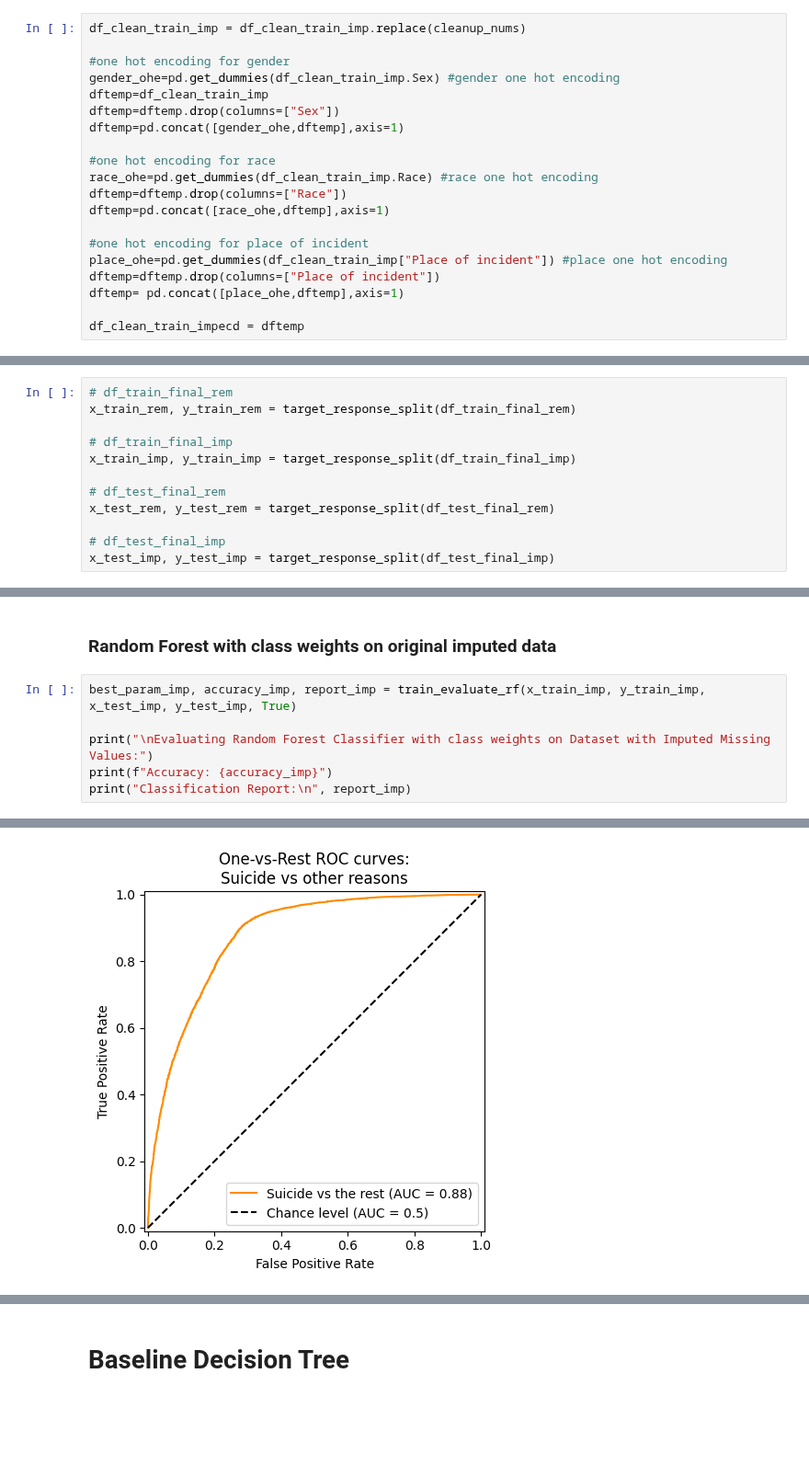
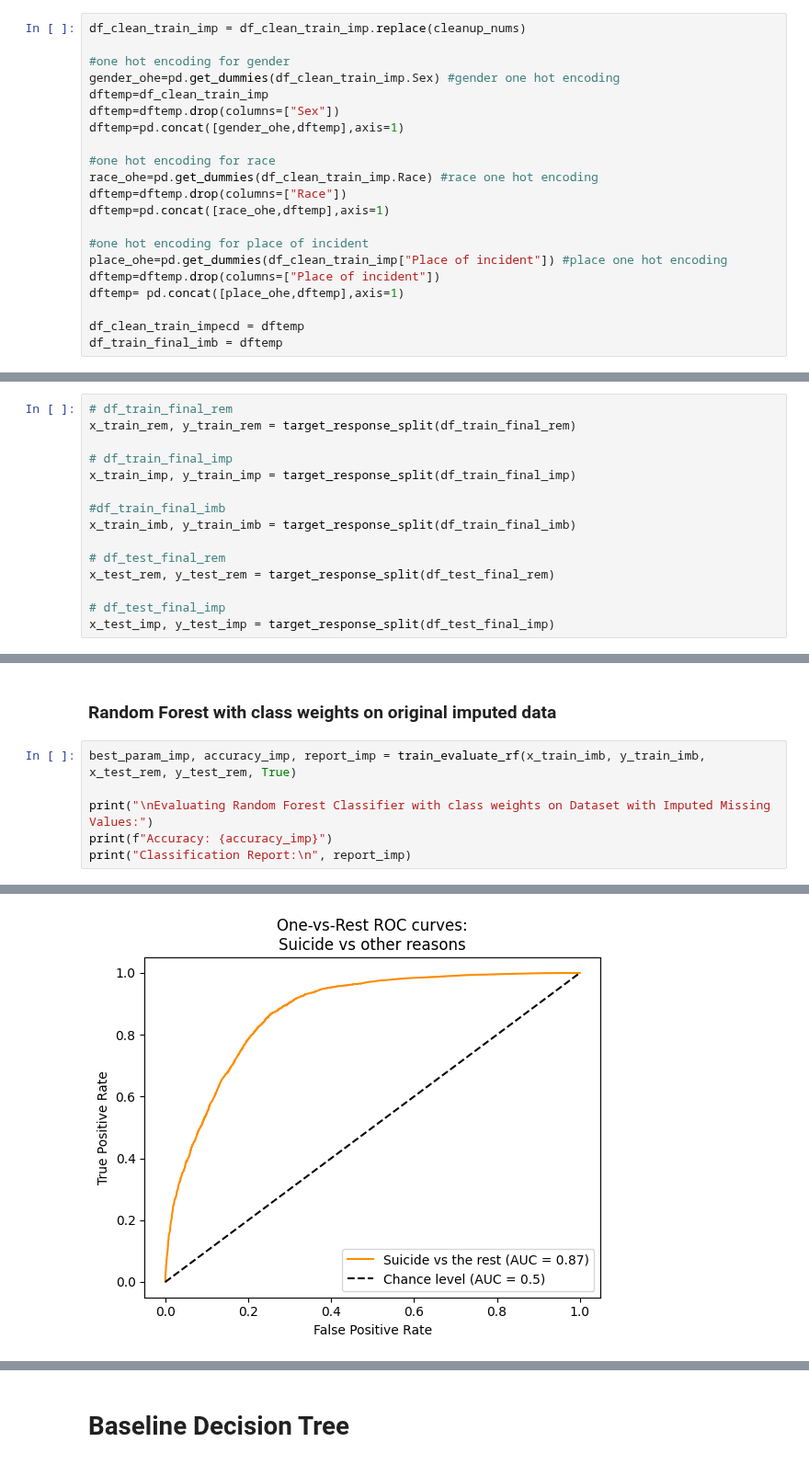
Before and after one commit to ahuang28/cs3244_final_project, a Jupyter notebook: code.ipynb, the cells around one changed output, grey strips where cells are left out. Shown at 92% size. Cells and saved outputs as stored; diff of their text form; blank space fills up the shorter version.

```diff
--- a/code.ipynb
+++ b/code.ipynb
@@ -190,6 +190,7 @@ dftemp=dftemp.drop(columns=["Place of incident"])
 dftemp= pd.concat([place_ohe,dftemp],axis=1)
 
 df_clean_train_impecd = dftemp
+df_train_final_imb = dftemp
 # %% [markdown]
 ### Resampling Under-represented Classes
 # %% [markdown]
@@ -361,6 +363,9 @@ x_train_rem, y_train_rem = target_response_split(df_train_final_rem)
 # df_train_final_imp
 x_train_imp, y_train_imp = target_response_split(df_train_final_imp)
 
+#df_train_final_imb
+x_train_imb, y_train_imb = target_response_split(df_train_final_imb)
+
 # df_test_final_rem
 x_test_rem, y_test_rem = target_response_split(df_test_final_rem)
 
@@ -466,7 +471,7 @@ weighted avg       0.83      0.67      0.74     19599
 # %% [markdown]
 ### Random Forest with class weights on original imputed data
 # %%
-best_param_imp, accuracy_imp, report_imp = train_evaluate_rf(x_train_imp, y_train_imp, x_test_imp, y_test_imp, True)
+best_param_imp, accuracy_imp, report_imp = train_evaluate_rf(x_train_imb, y_train_imb, x_test_rem, y_test_rem, True)
 
 print("\nEvaluating Random Forest Classifier with class weights on Dataset with Imputed Missing Values:")
 print(f"Accuracy: {accuracy_imp}")
@@ -488 +493 @@ weighted avg       0.83      0.68      0.74     20160
-[figure, old version]
+[figure, new version]
```
Also changed, not shown: parts of 2 cells of this notebook.
